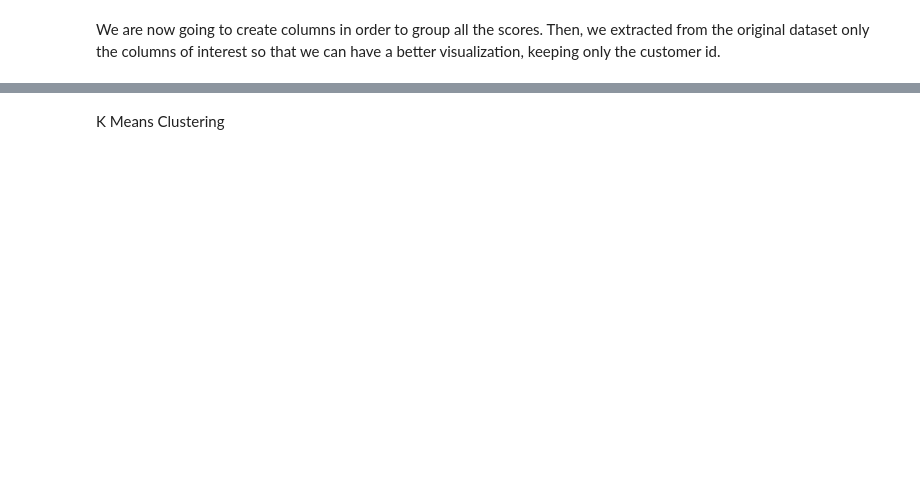
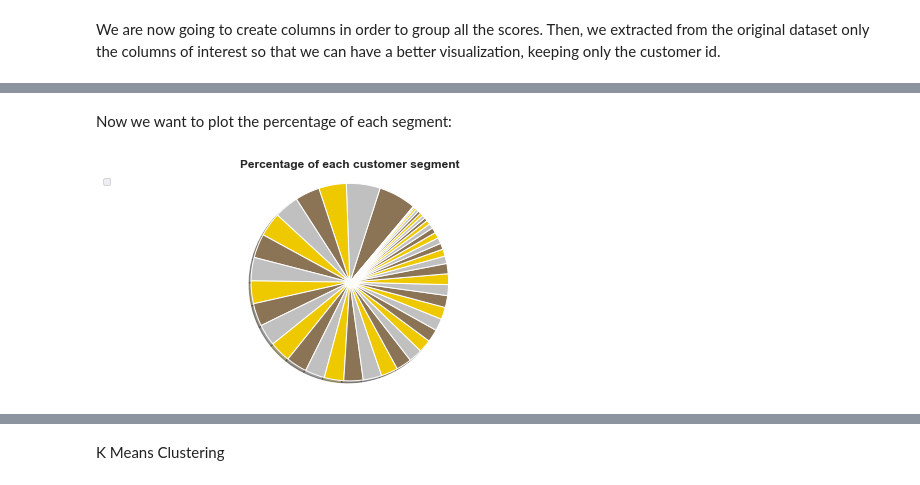
Before and after one commit to lorenzociampana2/AI-ML-custmer-segmentation-project-, a Jupyter notebook: Customer Segmentation Project Fin.ipynb, the cells around one changed output, grey strips where cells are left out. Cells and saved outputs as stored; diff of their text form; code cells hidden in the pictures; blank space fills up the shorter version.

```diff
--- a/Customer Segmentation Project Fin.ipynb
+++ b/Customer Segmentation Project Fin.ipynb
@@ -637,2 +645,20 @@ rfm_data.head()
+# %% [markdown]
+Now we want to plot the percentage of each segment:
+# %%
+colors = ['#8B7355', '#C0C0C0', '#EEC900']
+segment = rfm_data.groupby(['segment']).count().sort_values(by=['customer_id'], ascending=False)['customer_id']
+segment_labels = []
+segment_sizes = customer_category.values
+
+
+# Generates the pie chart
+segment_chart, segment_ax = plt.subplots()
+segment_ax.pie(segment_sizes, shadow=True, startangle=90, colors=colors)
+segment_ax.axis('equal')
+plt.legend(labels=segment_labels, loc='upper left', bbox_to_anchor=(-0.25, 1.), fontsize=9)
+segment_ax.set_title('Percentage of each customer segment', fontweight='bold')
+plt.show()
+# %% [output]
+[figure, added]
 # %%
 rfm = rfm_data[['recency', 'frequency', 'monetary']]
```
Also changed, not shown: parts of 35 cells of this notebook, 1 other file.
